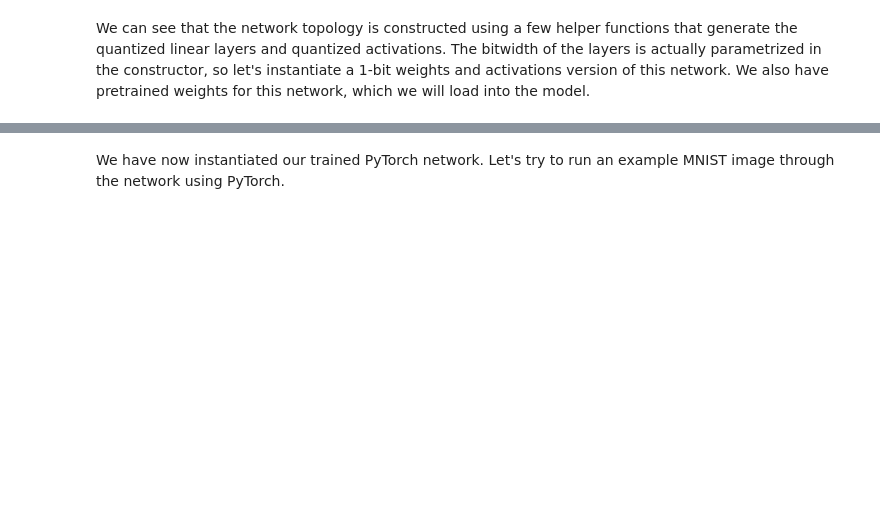
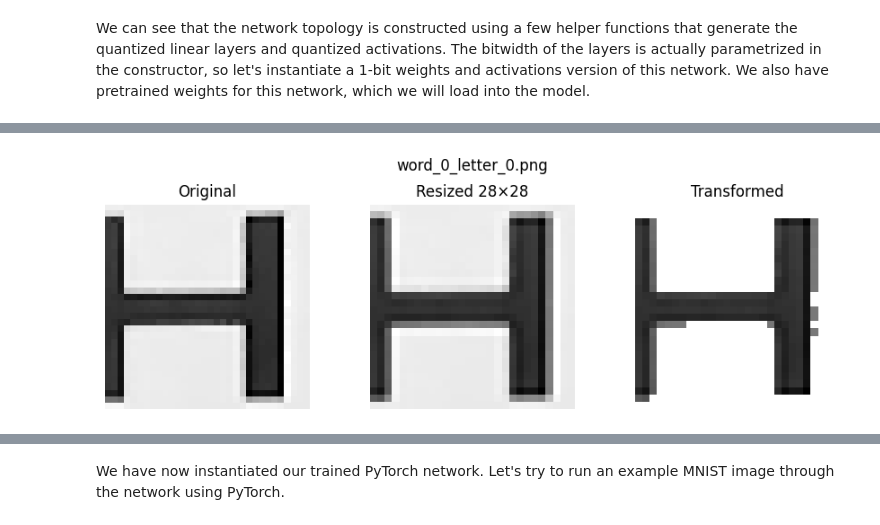
Before and after one commit to brolime/MADVI, a Jupyter notebook: ai/fcnn/1_brevitas_network_import_via_QONNX.ipynb, the cells around one changed output, grey strips where cells are left out. Drawn from its saved outputs; the diff is of its cells as text; code cells hidden in the pictures; blank space fills up the shorter version.

```diff
--- a/ai/fcnn/1_brevitas_network_import_via_QONNX.ipynb
+++ b/ai/fcnn/1_brevitas_network_import_via_QONNX.ipynb
@@ -404,0 +492,84 @@ Test Accuracy: 93.24%
+# %%
+import os
+import numpy as np
+from PIL import Image
+import matplotlib.pyplot as plt
+
+# -----------------------------
+# CONFIG
+# -----------------------------
+input_dir = "/home/johncrespo/FPGA/BRH_Tutorials/8_Python_to_FPGA/finn/notebooks/basics/letters/png"
+output_dir = "/home/johncrespo/FPGA/BRH_Tutorials/8_Python_to_FPGA/finn/notebooks/basics/letters/numpy_arr"
+img_size = (28, 28)
+dtype = np.float32  # keep float for now (easy to quantize later)
+
+os.makedirs(output_dir, exist_ok=True)
+
+# -----------------------------
+# TRANSFORM FUNCTION
+# -----------------------------
+def transform(arr, bg_threshold=120, darken_factor=1.0):
+    """
+    - Forces background to white (255)
+    - Darkens foreground for better contrast
+    - Input/Output range: [0, 255]
+    """
+    arr = arr.copy()
+
+    # Force background to white
+    arr[arr > bg_threshold] = 255.0
+
+    # Darken foreground
+    arr = 255.0 - (255.0 - arr) * darken_factor
+    arr = np.clip(arr, 0, 255)
+
+    return arr
+
+# -----------------------------
+# CONVERSION + VISUALIZATION
+# -----------------------------
+for fname in sorted(os.listdir(input_dir)):
+    if not fname.lower().endswith(".png"):
+        continue
+
+    png_path = os.path.join(input_dir, fname)
+
+    # Load original image
+    img_orig = Image.open(png_path).convert("L")
+
+    # Resize
+    img = img_orig.resize(img_size)
+
+    # Convert to numpy
+    arr = np.array(img, dtype=dtype)
+
+    # Apply transform
+    arr = transform(arr)
+
+    # Save NPY
+    npy_name = os.path.splitext(fname)[0] + ".npy"
+    np.save(os.path.join(output_dir, npy_name), arr)
+
+    print(f"Saved {npy_name} | shape={arr.shape} | dtype={arr.dtype} | min={arr.min():.1f} max={arr.max():.1f}")
+
+    # -----------------------------
+    # VISUALIZATION
+    # -----------------------------
+    fig, axs = plt.subplots(1, 3, figsize=(9, 3))
+
+    axs[0].imshow(img_orig, cmap="gray")
+    axs[0].set_title("Original")
+    axs[0].axis("off")
+
+    axs[1].imshow(img, cmap="gray")
+    axs[1].set_title("Resized 28×28")
+    axs[1].axis("off")
+
+    axs[2].imshow(arr, cmap="gray", vmin=0, vmax=255)
+    axs[2].set_title("Transformed")
+    axs[2].axis("off")
+
+    plt.suptitle(fname)
+    plt.tight_layout()
+    plt.show()
+# %% [output]
@@ -404,0 +577 @@ Test Accuracy: 93.24%
+[figure, added]
```
Also changed, not shown: parts of 21 cells of this notebook, 1 other file.
